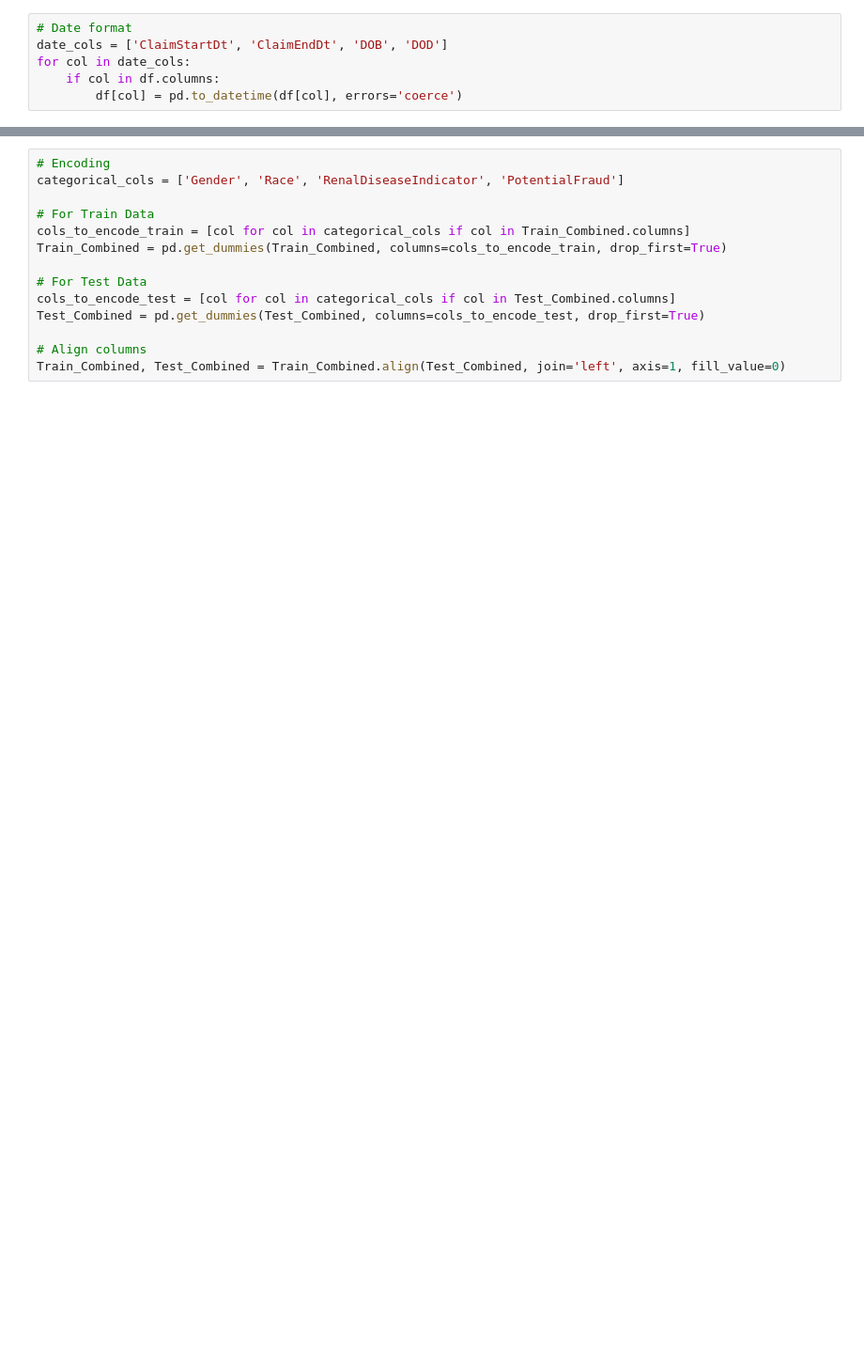
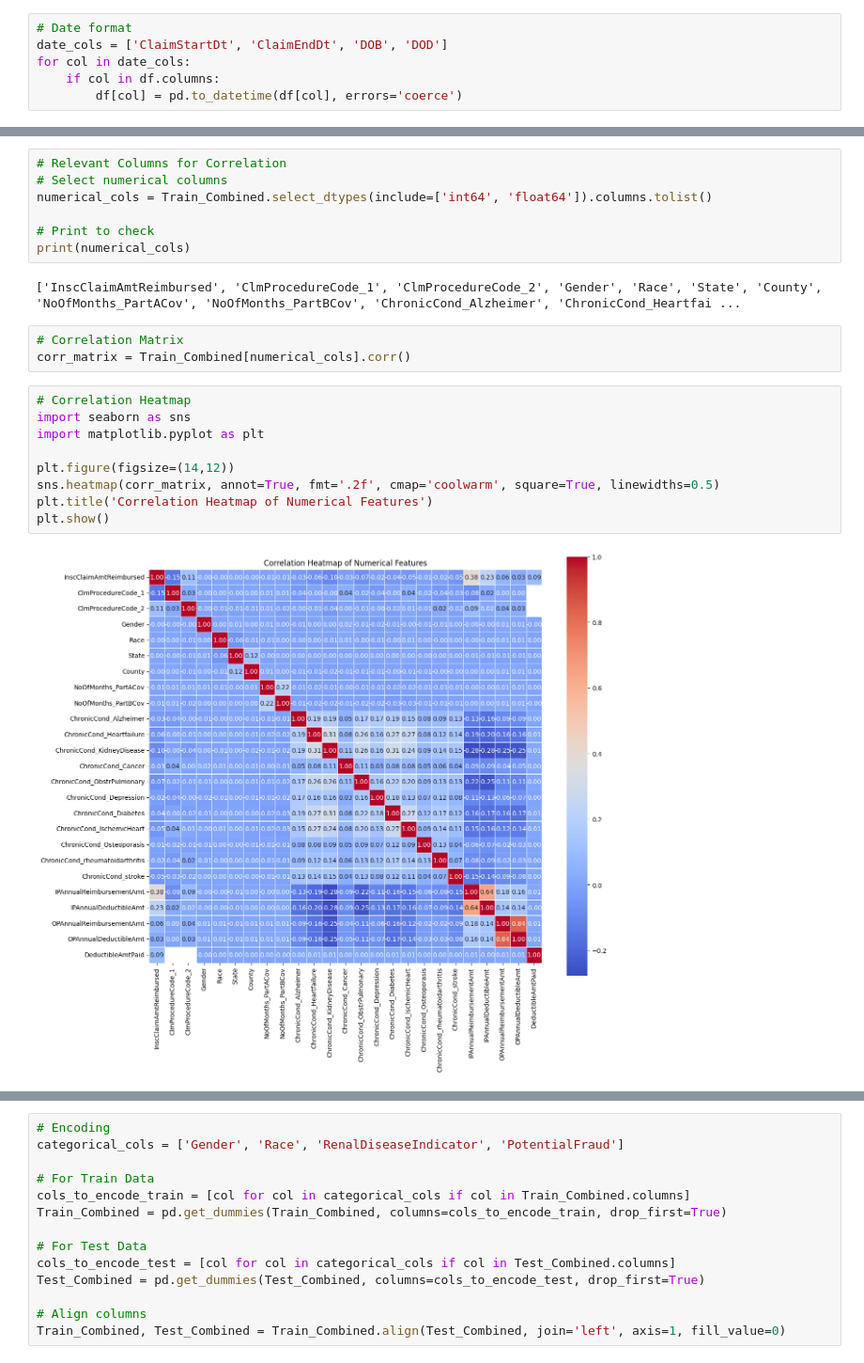
Before and after one commit to glokol22/Med-Insu-Fraud-Detection, a Jupyter notebook: Analysis.ipynb, the cells around one changed output, grey strips where cells are left out. Shown at 94% size. Cells and saved outputs as stored; diff of their text form; blank space fills up the shorter version.

```diff
--- a/Analysis.ipynb
+++ b/Analysis.ipynb
@@ -325,3 +573,26 @@ Train_Combined.head(100)
+# %%
+# Relevant Columns for Correlation
+# Select numerical columns
+numerical_cols = Train_Combined.select_dtypes(include=['int64', 'float64']).columns.tolist()
+
+# Print to check
+print(numerical_cols)
+# %% [output]
+['InscClaimAmtReimbursed', 'ClmProcedureCode_1', 'ClmProcedureCode_2', 'Gender', 'Race', 'State', 'County', 'NoOfMonths_PartACov', 'NoOfMonths_PartBCov', 'ChronicCond_Alzheimer', 'ChronicCond_Heartfai ...
+# %%
+# Correlation Matrix
+corr_matrix = Train_Combined[numerical_cols].corr()
+# %%
+# Correlation Heatmap
+import seaborn as sns
+import matplotlib.pyplot as plt
+
+plt.figure(figsize=(14,12))
+sns.heatmap(corr_matrix, annot=True, fmt='.2f', cmap='coolwarm', square=True, linewidths=0.5)
+plt.title('Correlation Heatmap of Numerical Features')
+plt.show()
+# %% [output]
+[figure, added]
 # %%
 # Encoding
 cols = ['AttendingPhysician', 'OperatingPhysician', 'OtherPhysician', 'Provider']
```
Also changed, not shown: parts of 42 cells of this notebook, 1 other file.
